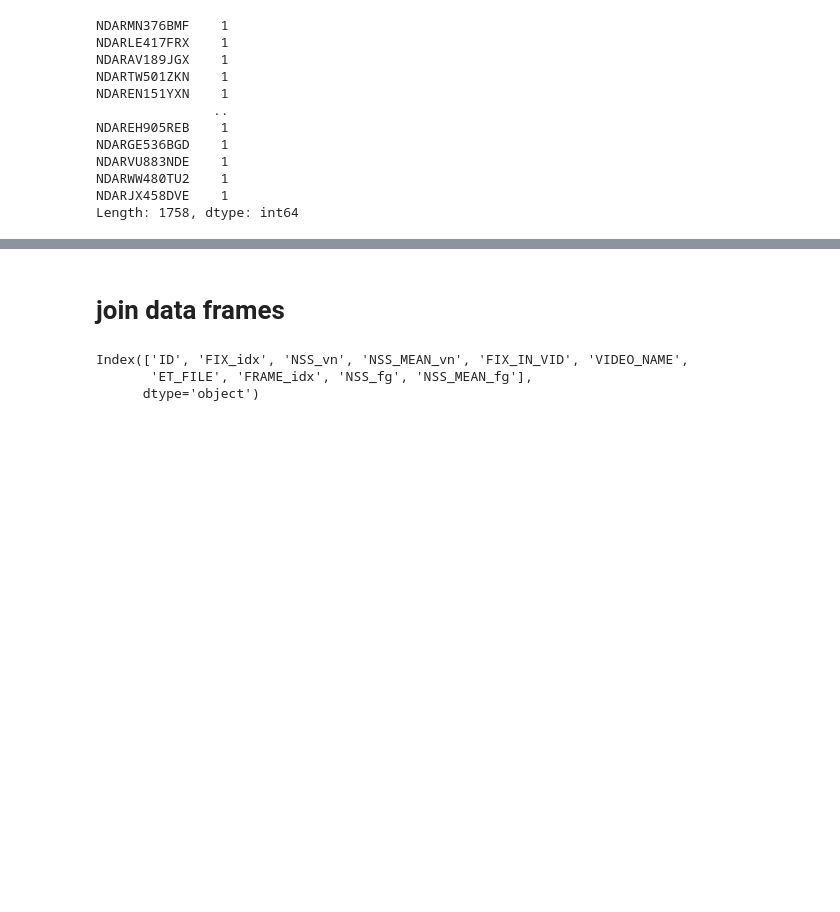
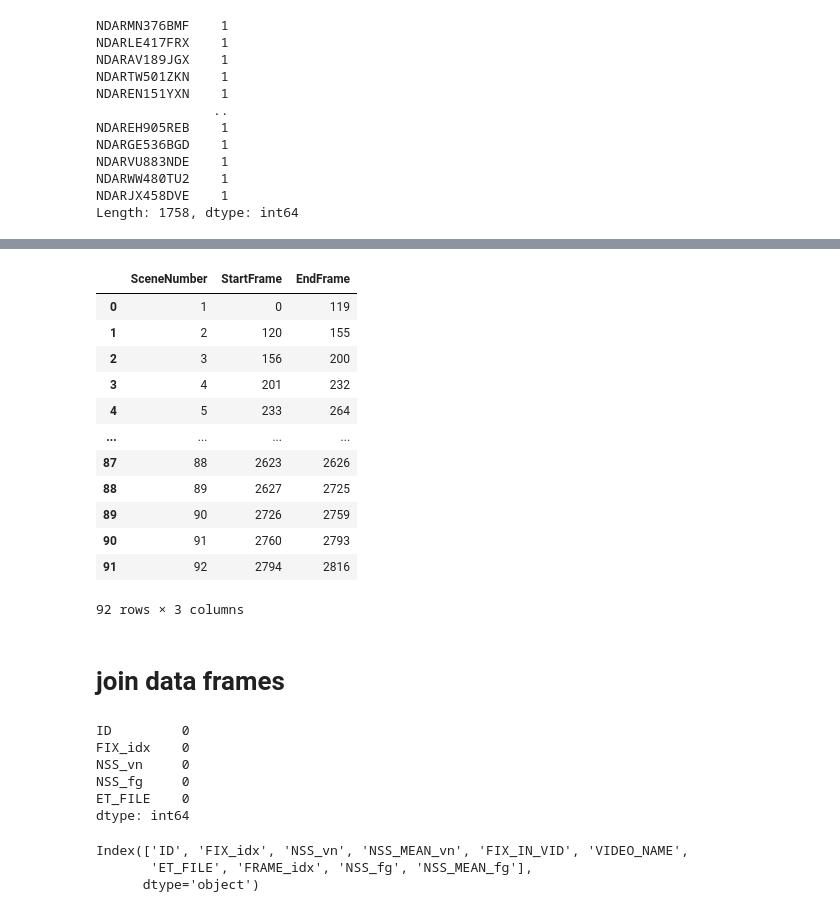
Before and after one commit to gastonbujia/SaliencyADHD, a Jupyter notebook: notebooks/data_check.ipynb, the cells around one changed output, grey strips where cells are left out. Cells and saved outputs as stored; diff of their text form; code cells hidden in the pictures; blank space fills up the shorter version.

```diff
--- a/notebooks/data_check.ipynb
+++ b/notebooks/data_check.ipynb
@@ -78,5 +160,30 @@ Length: 1758, dtype: int64
+# %%
+pd.read_csv('./../videos_data/Diary/scenes/ManualSceneCut_WK.csv', sep=';')
+# %% [output]
+|  | SceneNumber | StartFrame | EndFrame |
+| 0 | 1 | 0 | 119 |
+| 1 | 2 | 120 | 155 |
+| 2 | 3 | 156 | 200 |
+| 3 | 4 | 201 | 232 |
+| 4 | 5 | 233 | 264 |
+| ... | ... | ... | ... |
+| 87 | 88 | 2623 | 2626 |
+| 88 | 89 | 2627 | 2725 |
+| 89 | 90 | 2726 | 2759 |
+| 90 | 91 | 2760 | 2793 |
+| 91 | 92 | 2794 | 2816 |
+92 rows × 3 columns
 # %% [markdown]
 # join data frames
+# %%
+df_dict.isna().sum()
+# %% [output]
+ID         0
+FIX_idx    0
+NSS_vn     0
+NSS_fg     0
+ET_FILE    0
+dtype: int64
 # %%
 import os
 import numpy as np
```
Also changed, not shown: parts of 25 cells of this notebook, 6 other files.
